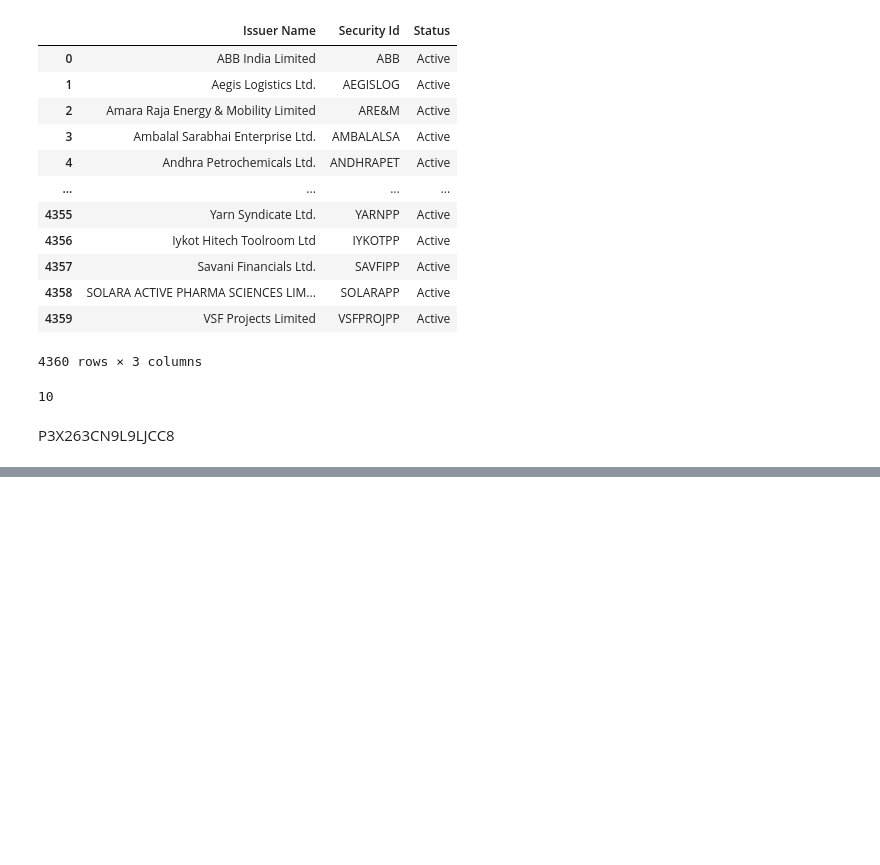
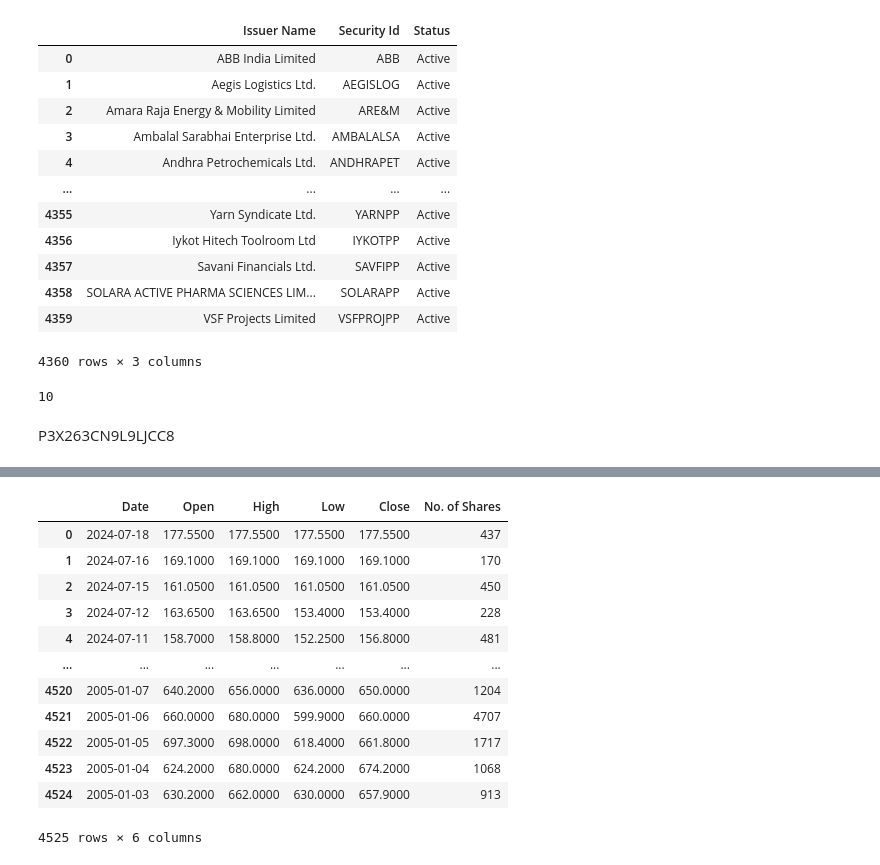
Before and after one commit to jigneshbhandi09/mega_project2, a Jupyter notebook: Untitled1.ipynb, the cells around one changed output, grey strips where cells are left out. Saved outputs shown, nothing was run; the diff lists cells and outputs as text; code cells hidden in the pictures; blank space fills up the shorter version.

```diff
--- a/Untitled1.ipynb
+++ b/Untitled1.ipynb
@@ -43,3 +41,6 @@ df1=pd.read_csv("bseall.csv")
 df1=df1.drop(["Security Code","Security Name","Group","Face Value","ISIN No","Industry","Instrument","Sector Name","Industry New Name","Igroup Name","ISubgroup Name"], axis='columns')
 # %%
 sym=df1['Security Id'].head(10).to_list()
+# %%
+i='ABB'
+df1[df1['Security Id'=="ABB"]]['Issuer Name']
@@ -71,4 +74,17 @@ for i in sym:
     url = f'https://www.alphavantage.co/query?function=TIME_SERIES_DAILY&symbol={i}.bse&interval=60min&month=2015-01&outputsize=full&apikey=7B9YZHUIXE9DOQ72'
     r = requests.get(url)
     data = r.json()
-    dat.append(data['Time Series (Daily)'])
+    # dat.append(data['Time Series (Daily)'])
+    time_series = data['Time Series (Daily)']
+
+    # Extract and format the data
+    for date, daily_data in time_series.items():
+        dat.append({
+            "company": i,
+            'Date': date,
+            'Open': daily_data['1. open'],
+            'High': daily_data['2. high'],
+            'Low': daily_data['3. low'],
+            'Close': daily_data['4. close'],
+            'No. of Shares': daily_data['5. volume'],
+        })
@@ -102,0 +129,30 @@ KeyError: "None of ['ABB', 'AEGISLOG', 'ARE&M', 'AMBALALSA', 'ANDHRAPET', 'ANSAL
+# %%
+time_series = data['Time Series (Daily)']
+
+    # Extract and format the data
+formatted_data = []
+for date, daily_data in time_series.items():
+    formatted_data.append({
+        'Date': date,
+        'Open': daily_data['1. open'],
+        'High': daily_data['2. high'],
+        'Low': daily_data['3. low'],
+        'Close': daily_data['4. close'],
+        'No. of Shares': daily_data['5. volume'],
+        })
+# %%
+pd.DataFrame(formatted_data)
+# %% [output]
+|  | Date | Open | High | Low | Close | No. of Shares |
+| 0 | 2024-07-18 | 177.5500 | 177.5500 | 177.5500 | 177.5500 | 437 |
+| 1 | 2024-07-16 | 169.1000 | 169.1000 | 169.1000 | 169.1000 | 170 |
+| 2 | 2024-07-15 | 161.0500 | 161.0500 | 161.0500 | 161.0500 | 450 |
+| 3 | 2024-07-12 | 163.6500 | 163.6500 | 153.4000 | 153.4000 | 228 |
+| 4 | 2024-07-11 | 158.7000 | 158.8000 | 152.2500 | 156.8000 | 481 |
+| ... | ... | ... | ... | ... | ... | ... |
+| 4520 | 2005-01-07 | 640.2000 | 656.0000 | 636.0000 | 650.0000 | 1204 |
+| 4521 | 2005-01-06 | 660.0000 | 680.0000 | 599.9000 | 660.0000 | 4707 |
+| 4522 | 2005-01-05 | 697.3000 | 698.0000 | 618.4000 | 661.8000 | 1717 |
+| 4523 | 2005-01-04 | 624.2000 | 680.0000 | 624.2000 | 674.2000 | 1068 |
+| 4524 | 2005-01-03 | 630.2000 | 662.0000 | 630.0000 | 657.9000 | 913 |
+4525 rows × 6 columns
```
Also changed, not shown: parts of 9 cells of this notebook.
